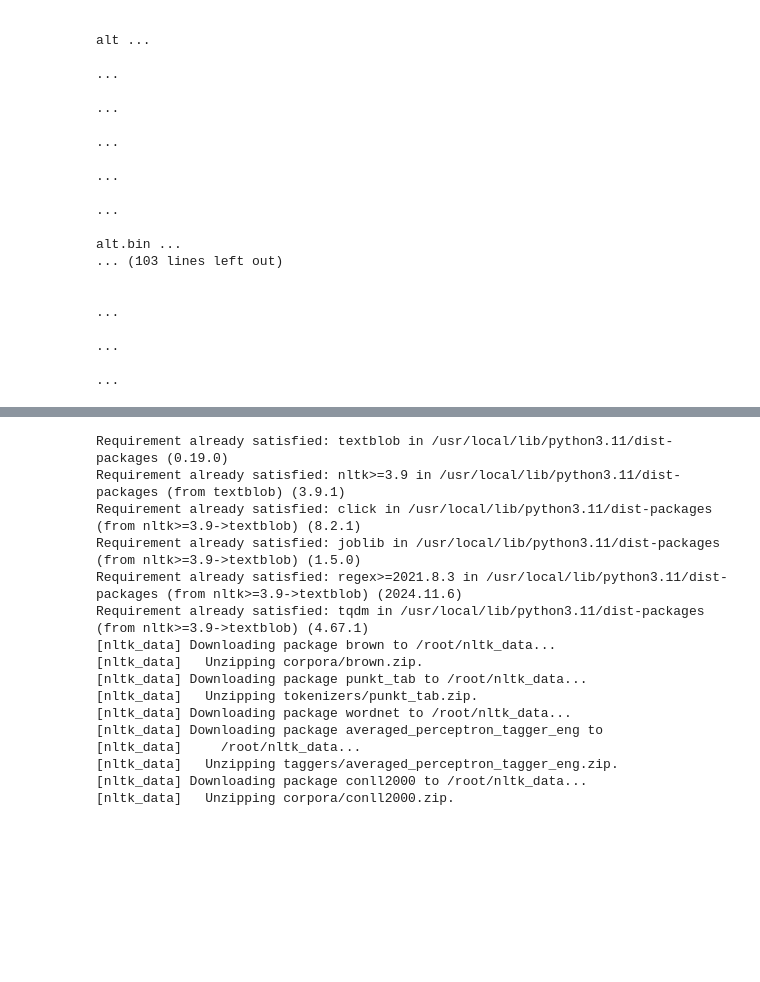
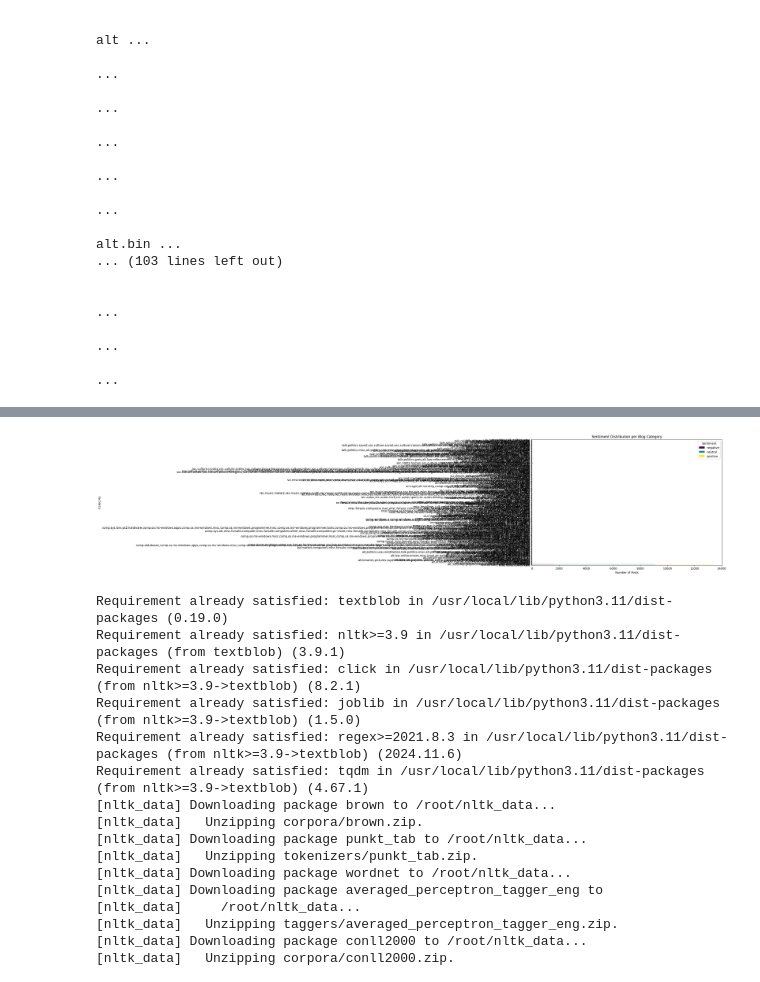
Before and after one commit to Lokeshgadhi/introonpandas, a Jupyter notebook: Naive_Bayes_Sentiment_Analysis.ipynb, the cells around one changed output, grey strips where cells are left out. Drawn from its saved outputs; the diff is of its cells as text; code cells hidden in the pictures; blank space fills up the shorter version.

```diff
--- a/Naive_Bayes_Sentiment_Analysis.ipynb
+++ b/Naive_Bayes_Sentiment_Analysis.ipynb
@@ -39,3 +65,15 @@ Classification Report:
+# %%
+sentiment_by_category = df.groupby(['Labels', 'Sentiment']).size().unstack().fillna(0)
+
+sentiment_by_category.plot(kind='barh', stacked=True, figsize=(12, 8), colormap='viridis')
+plt.title('Sentiment Distribution per Blog Category')
+plt.xlabel('Number of Posts')
+plt.ylabel('Category')
+plt.legend(title='Sentiment')
+plt.tight_layout()
+plt.show()
+# %% [output]
+[figure, added]
 # %%
 !pip install textblob
 !python -m textblob.download_corpora
```
Also changed, not shown: parts of 2 cells of this notebook.
